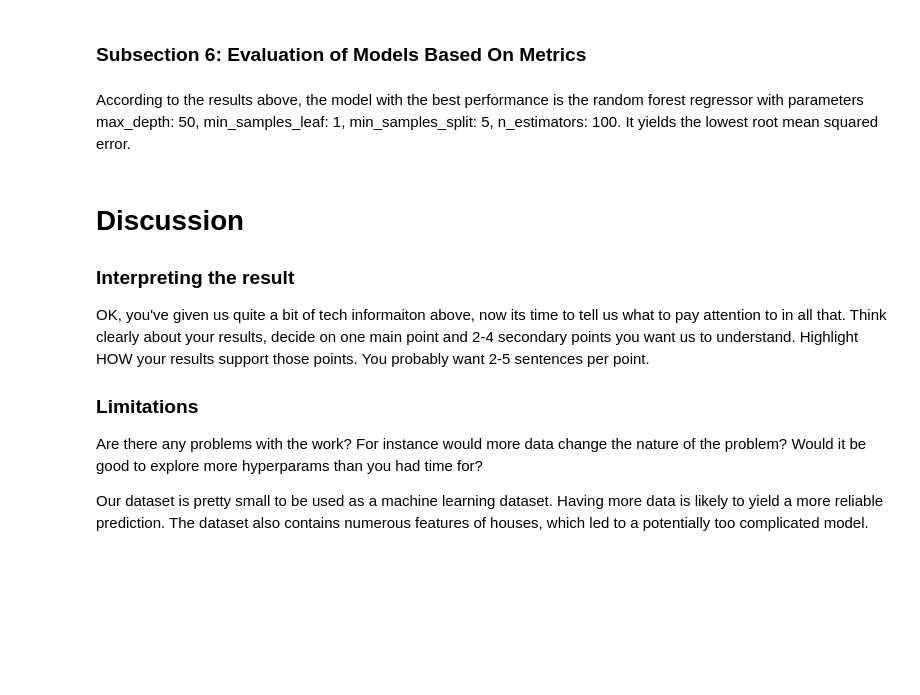
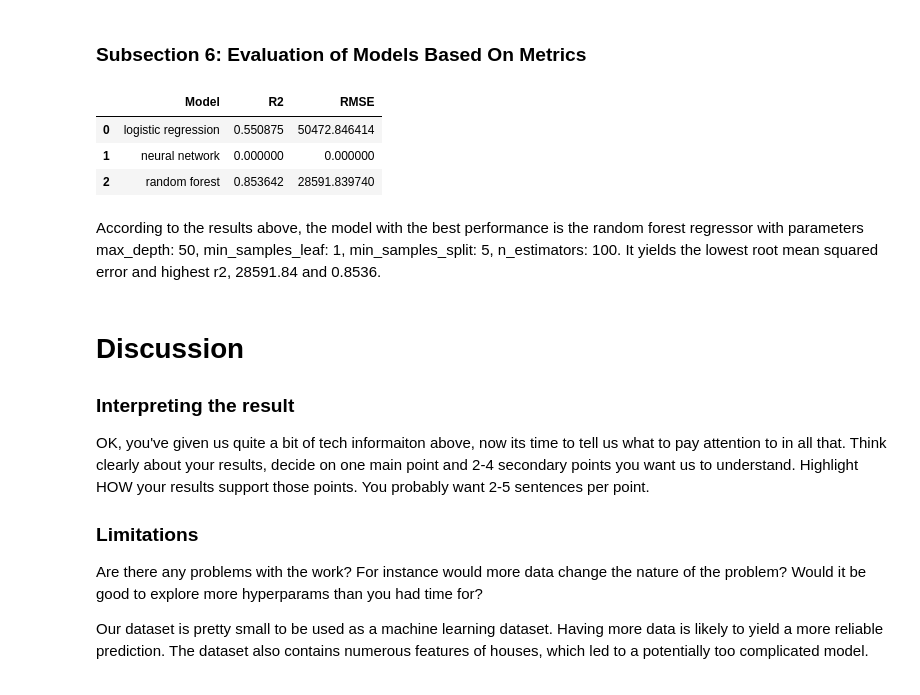
Before and after one commit to COGS118A/Group047-Sp22, a Jupyter notebook: FinalProject_group047.ipynb, the cells around one changed output. Saved outputs shown, nothing was run; the diff lists cells and outputs as text; code cells hidden in the pictures; blank space fills up the shorter version.

```diff
--- a/FinalProject_group047.ipynb
+++ b/FinalProject_group047.ipynb
@@ -302,8 +302,16 @@ We also show some visualization with respect to each parameter. Below is a plot
 **Detail code can be found in data_processing_v2**
 # %% [markdown]
 ### Subsection 6: Evaluation of Models Based On Metrics
+# %%
+performance = pd.DataFrame([['logistic regression', 0.5508752109402484, 50472.846414192696], ['neural network', 0, 0], ['random forest', 0.8536418696296165, 28591.839739807663]], columns=['Model', 'R2', 'RMSE'])
+performance
+# %% [output]
+|  | Model | R2 | RMSE |
+| 0 | logistic regression | 0.550875 | 50472.846414 |
+| 1 | neural network | 0.000000 | 0.000000 |
+| 2 | random forest | 0.853642 | 28591.839740 |
 # %% [markdown]
-According to the results above, the model with the best performance is the random forest regressor with parameters max_depth: 50, min_samples_leaf: 1, min_samples_split: 5, n_estimators: 100. It yields the lowest root mean squared error.
+According to the results above, the model with the best performance is the random forest regressor with parameters max_depth: 50, min_samples_leaf: 1, min_samples_split: 5, n_estimators: 100. It yields the lowest root mean squared error and highest r2, 28591.84 and 0.8536.
 # %% [markdown]
 # Discussion
 
```
Also changed, not shown: parts of 1 cell of this notebook.
